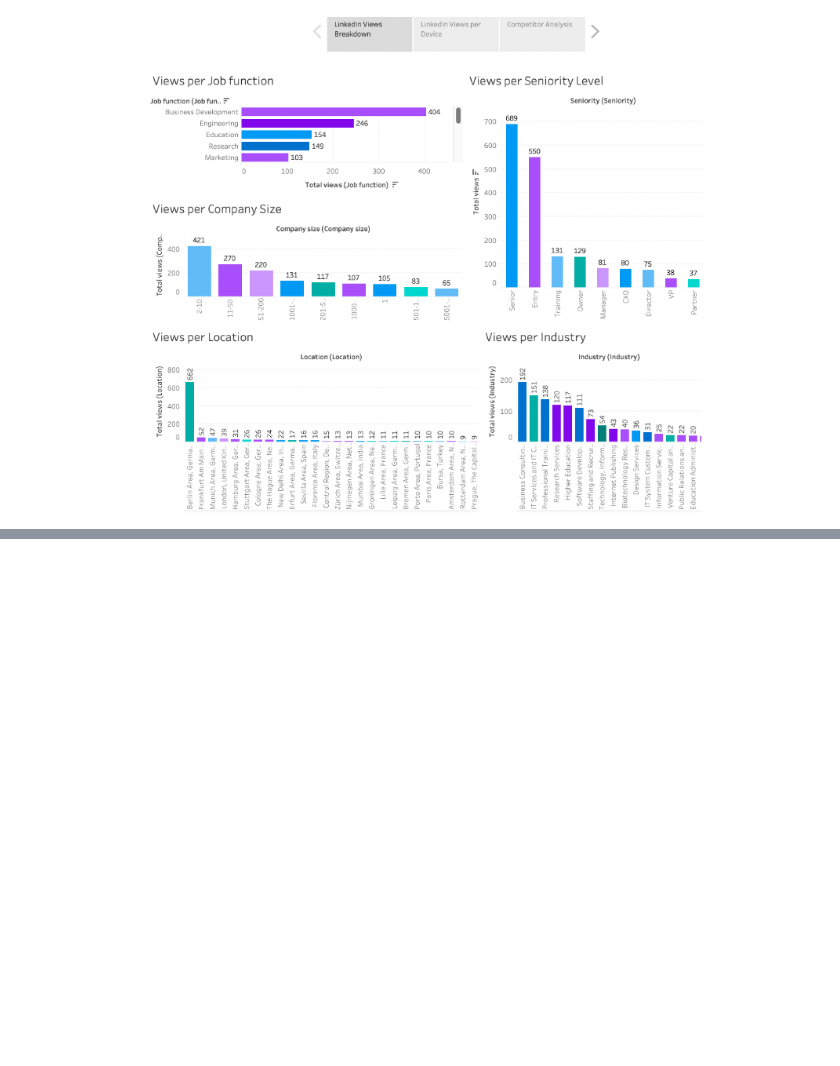
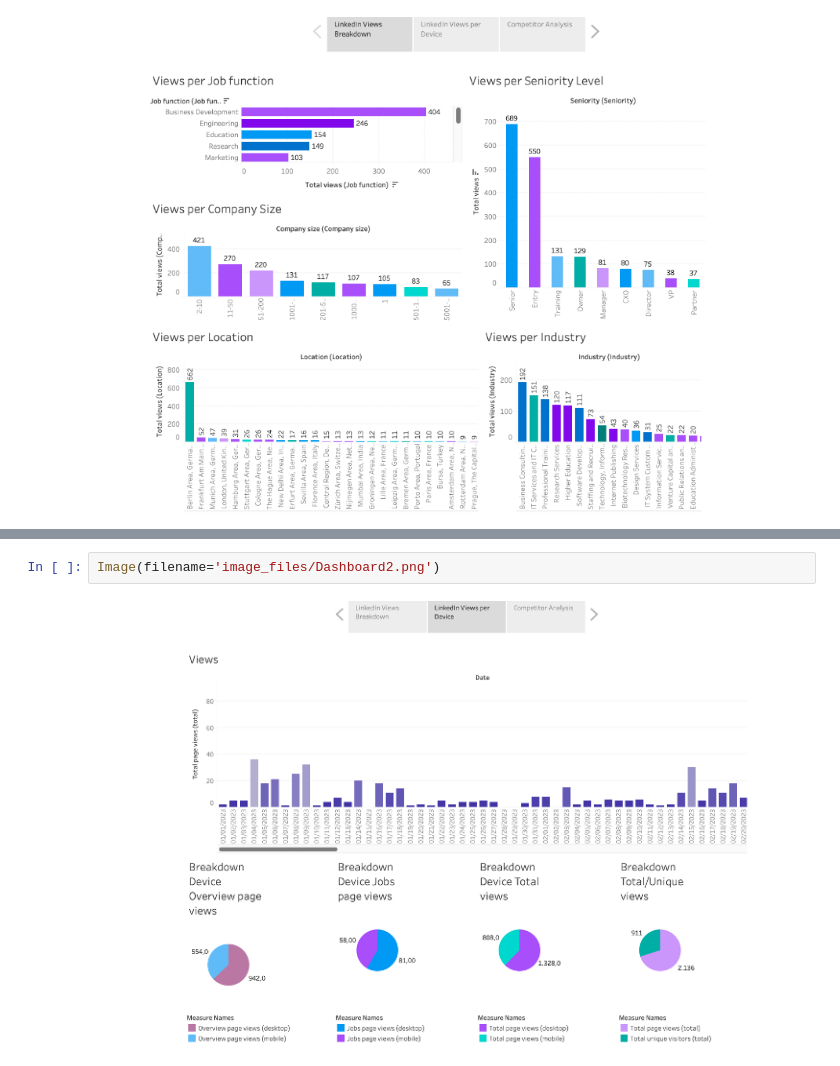
Before and after one commit to aphamtv/G5_ResearchPreneurs, a Jupyter notebook: 1_LinkedIn_Analysis.ipynb, the cells around one changed output, grey strips where cells are left out. Cells and saved outputs as stored; diff of their text form; blank space fills up the shorter version.

```diff
--- a/1_LinkedIn_Analysis.ipynb
+++ b/1_LinkedIn_Analysis.ipynb
@@ -139,0 +145,4 @@ Image(filename='image_files/Dashboard1.png')
+# %%
+Image(filename='image_files/Dashboard2.png')
+# %% [output]
+[figure, added]
```
Also changed, not shown: parts of 5 cells of this notebook.
